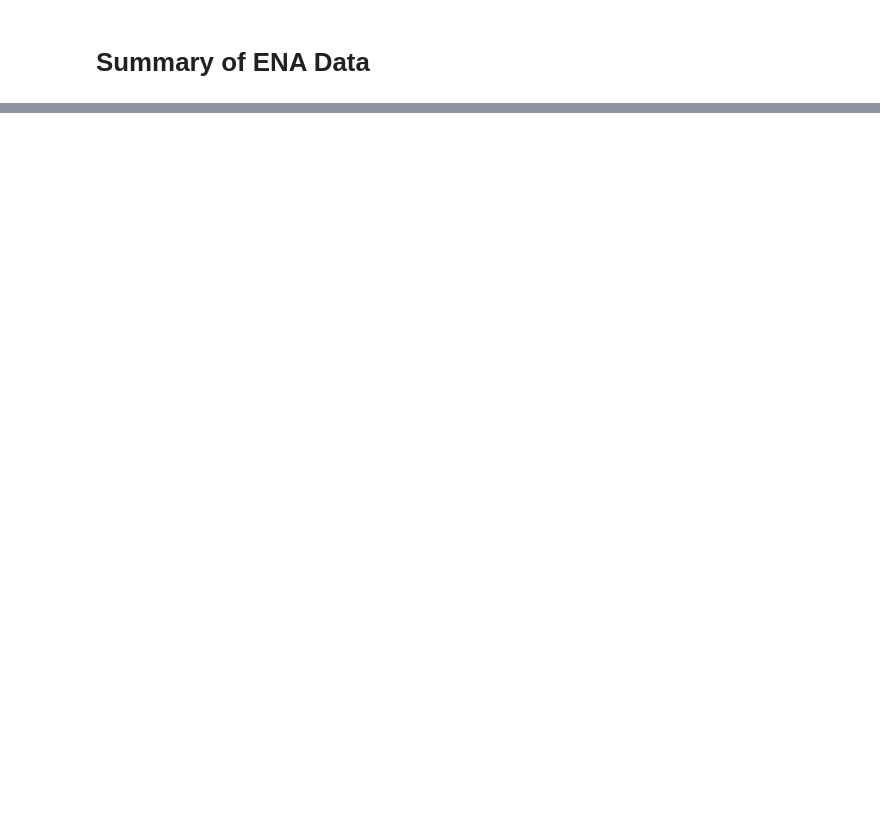
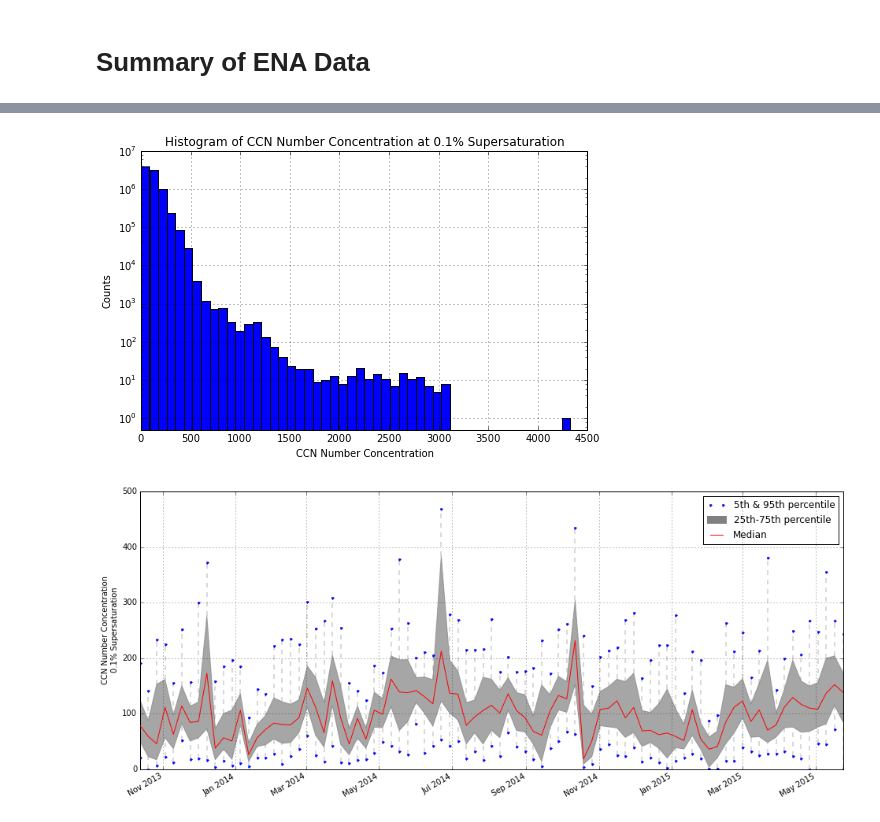
Before and after one commit to jstemmler/notebooks, a Jupyter notebook: ENA/ENA Summary.ipynb, the cells around one changed output, grey strips where cells are left out. Drawn from its saved outputs; the diff is of its cells as text; code cells hidden in the pictures; blank space fills up the shorter version.

```diff
--- a/ENA/ENA Summary.ipynb
+++ b/ENA/ENA Summary.ipynb
@@ -141,0 +142,6 @@ ax.set_ylabel('Wind Speed Vector Mean')
+# %%
+fig, ax = CCN_EVENTS.histogram(bins=50, ylog=True)
+fig, ax = CCN_EVENTS.series()
+# %% [output]
+[figure, added]
+[figure, added]
```
Also changed, not shown: parts of 12 cells of this notebook.
